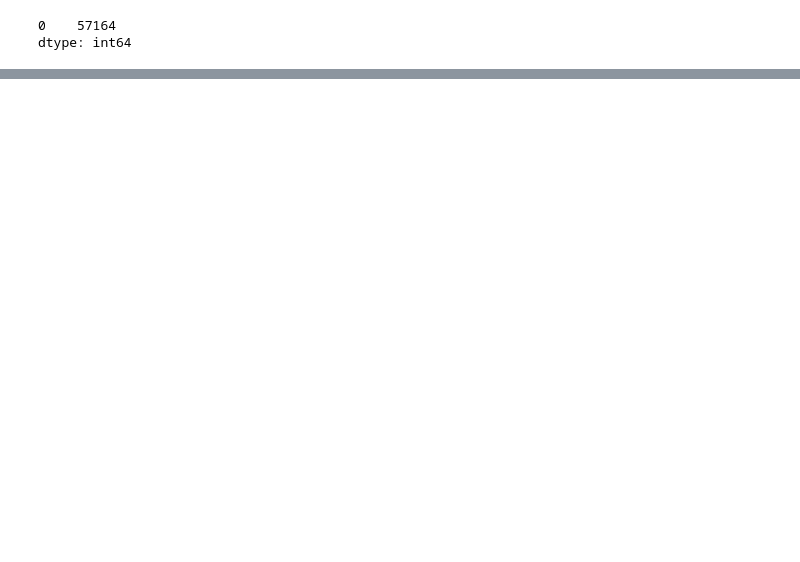
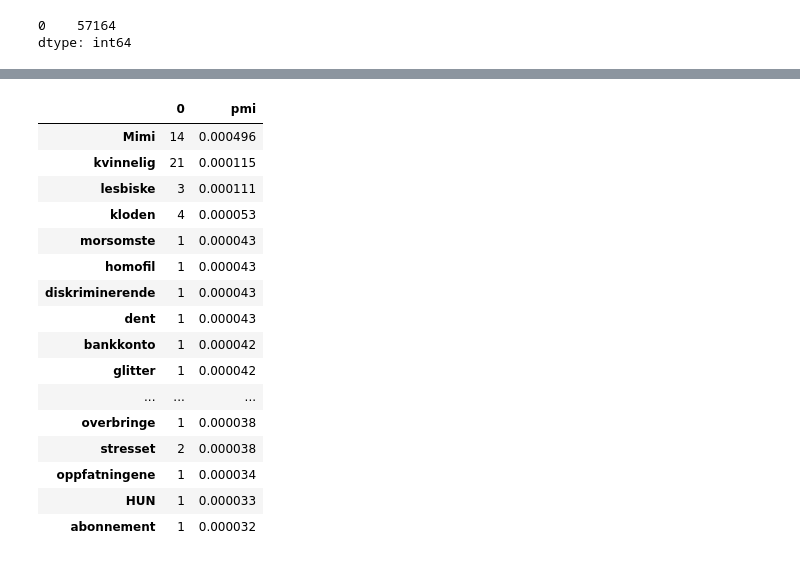
Before and after one commit to Yoonsen/bokhylla_api_medietyper, a Jupyter notebook: Tidsskrift og andre mediatyper.ipynb, the cells around one changed output, grey strips where cells are left out. Drawn from its saved outputs; the diff is of its cells as text; code cells hidden in the pictures; blank space fills up the shorter version.

```diff
--- a/Tidsskrift og andre mediatyper.ipynb
+++ b/Tidsskrift og andre mediatyper.ipynb
@@ -265,0 +350,20 @@ dtype: int64
+# %%
+make_coll('lyst', rand).head(20)
+# %% [output]
+|  | 0 | pmi |
+| Mimi | 14 | 0.000496 |
+| kvinnelig | 21 | 0.000115 |
+| lesbiske | 3 | 0.000111 |
+| kloden | 4 | 0.000053 |
+| morsomste | 1 | 0.000043 |
+| homofil | 1 | 0.000043 |
+| diskriminerende | 1 | 0.000043 |
+| dent | 1 | 0.000043 |
+| bankkonto | 1 | 0.000042 |
+| glitter | 1 | 0.000042 |
+| ... | ... | ... |
+| overbringe | 1 | 0.000038 |
+| stresset | 2 | 0.000038 |
+| oppfatningene | 1 | 0.000034 |
+| HUN | 1 | 0.000033 |
+| abonnement | 1 | 0.000032 |
```
Also changed, not shown: parts of 15 cells of this notebook.
